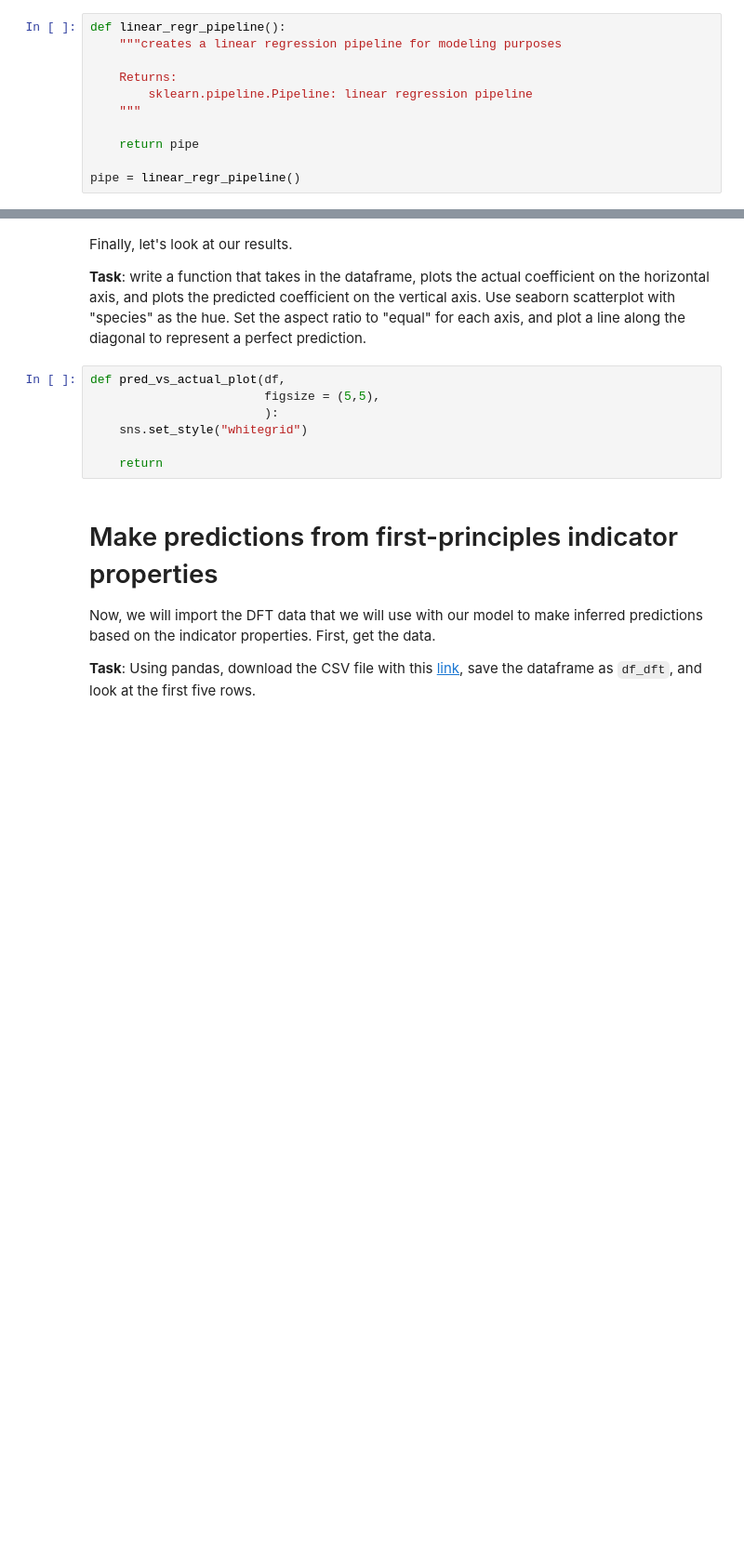
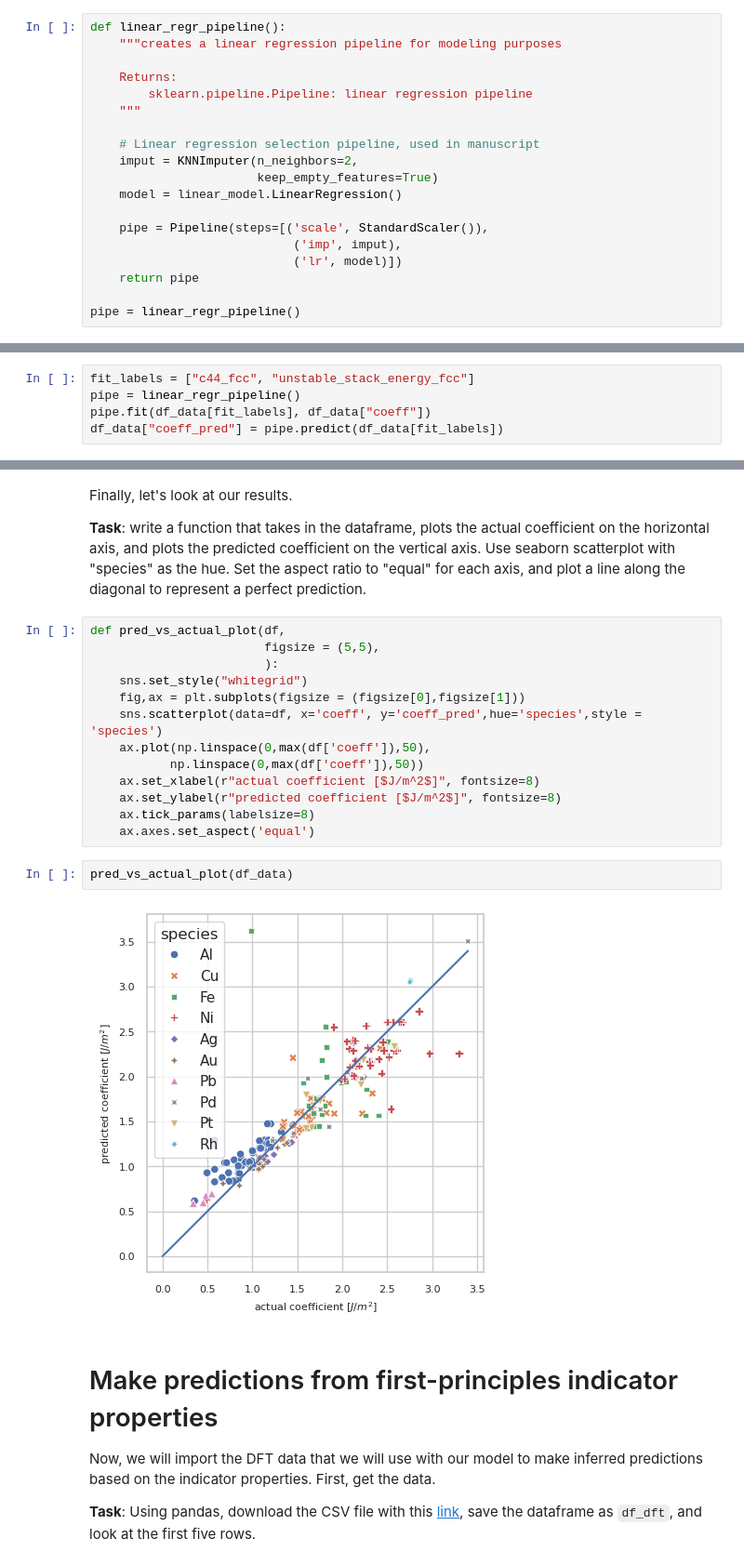
Before and after one commit to bjasperson/property-covariance-demo, a Jupyter notebook: property-covariance-demo.ipynb, the cells around one changed output, grey strips where cells are left out. Shown: that part at 93% size. Cells and saved outputs as stored; diff of their text form; blank space fills up the shorter version.

```diff
--- a/property-covariance-demo.ipynb
+++ b/property-covariance-demo.ipynb
@@ -163,6 +193,14 @@ def linear_regr_pipeline():
         sklearn.pipeline.Pipeline: linear regression pipeline
     """
 
+    # Linear regression selection pipeline, used in manuscript
+    imput = KNNImputer(n_neighbors=2,
+                       keep_empty_features=True)
+    model = linear_model.LinearRegression()
+
+    pipe = Pipeline(steps=[('scale', StandardScaler()),
+                            ('imp', imput),
+                            ('lr', model)])
     return pipe
 
 pipe = linear_regr_pipeline()
@@ -241,3 +339,8 @@ Sort the values based on "cv_score", with `ascending=False`.
 Pick the top performing model and make a regression model to use. Make predictions and compare predicted versus actual.
 
 **Task**: fit a pipe against our IP data, using the best two-factor model. Make a prediction using the pipe, and add it to our `df_data` dataframe as "coeff_pred".
+# %%
+fit_labels = ["c44_fcc", "unstable_stack_energy_fcc"]
+pipe = linear_regr_pipeline()
+pipe.fit(df_data[fit_labels], df_data["coeff"])
+df_data["coeff_pred"] = pipe.predict(df_data[fit_labels])
@@ -245,13 +358,23 @@ Pick the top performing model and make a regression model to use. Make predictio
 Finally, let's look at our results.
 
 **Task**: write a function that takes in the dataframe, plots the actual coefficient on the horizontal axis, and plots the predicted coefficient on the vertical axis. Use seaborn scatterplot with "species" as the hue. Set the aspect ratio to "equal" for each axis, and plot a line along the diagonal to represent a perfect prediction.
-# %%
-def pred_vs_actual_plot(df,
-                        figsize = (5,5),
-                        ):
-    sns.set_style("whitegrid")
-
-    return
+# %%
+def pred_vs_actual_plot(df,
+                        figsize = (5,5),
+                        ):
+    sns.set_style("whitegrid")
+    fig,ax = plt.subplots(figsize = (figsize[0],figsize[1]))
+    sns.scatterplot(data=df, x='coeff', y='coeff_pred',hue='species',style = 'species')
+    ax.plot(np.linspace(0,max(df['coeff']),50),
+           np.linspace(0,max(df['coeff']),50))
+    ax.set_xlabel(r"actual coefficient [$J/m^2$]", fontsize=8)
+    ax.set_ylabel(r"predicted coefficient [$J/m^2$]", fontsize=8)
+    ax.tick_params(labelsize=8)
+    ax.axes.set_aspect('equal')
+# %%
+pred_vs_actual_plot(df_data)
+# %% [output]
+[figure, added]
 # %% [markdown]
 # Make predictions from first-principles indicator properties
 
```
Also changed, not shown: parts of 14 cells of this notebook.
